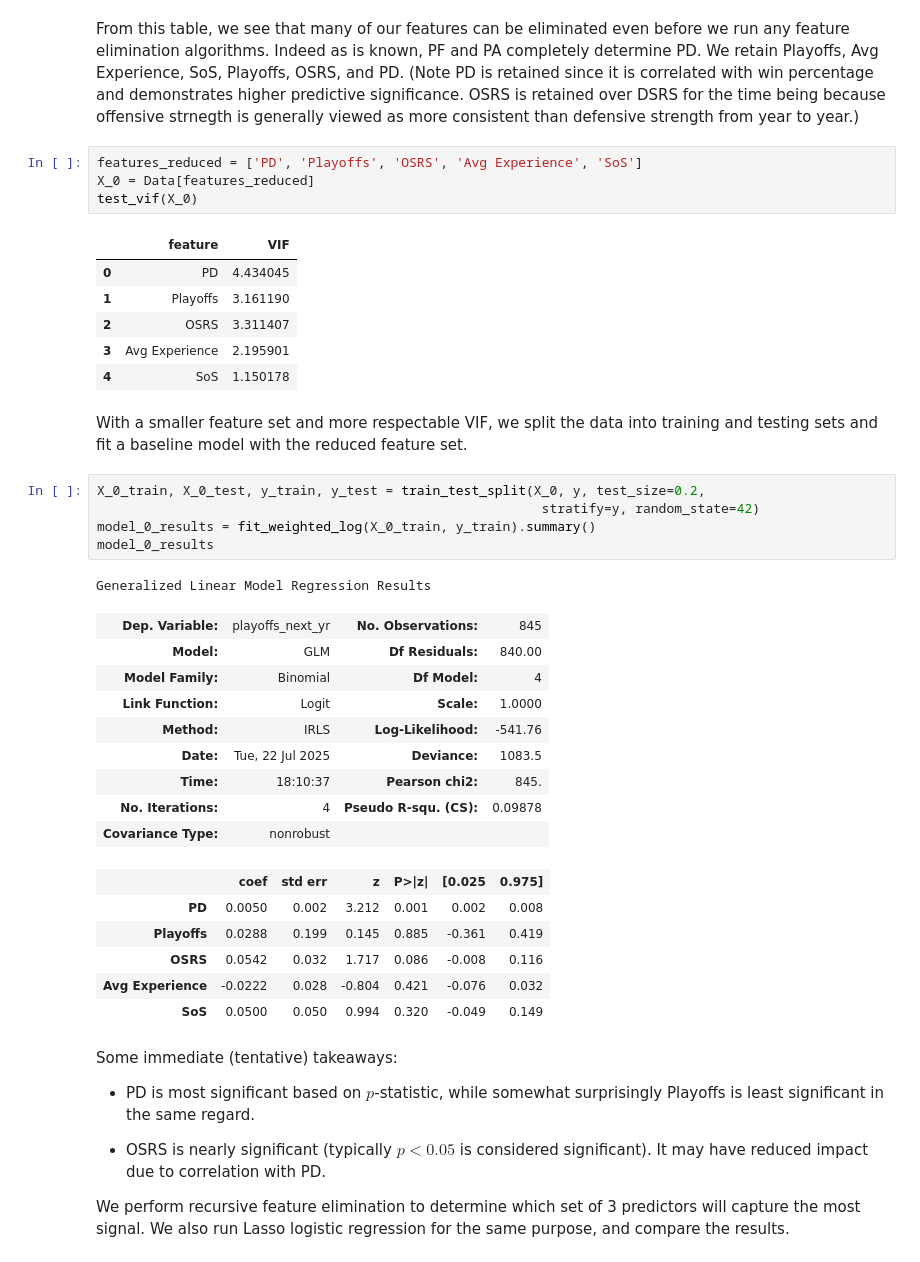
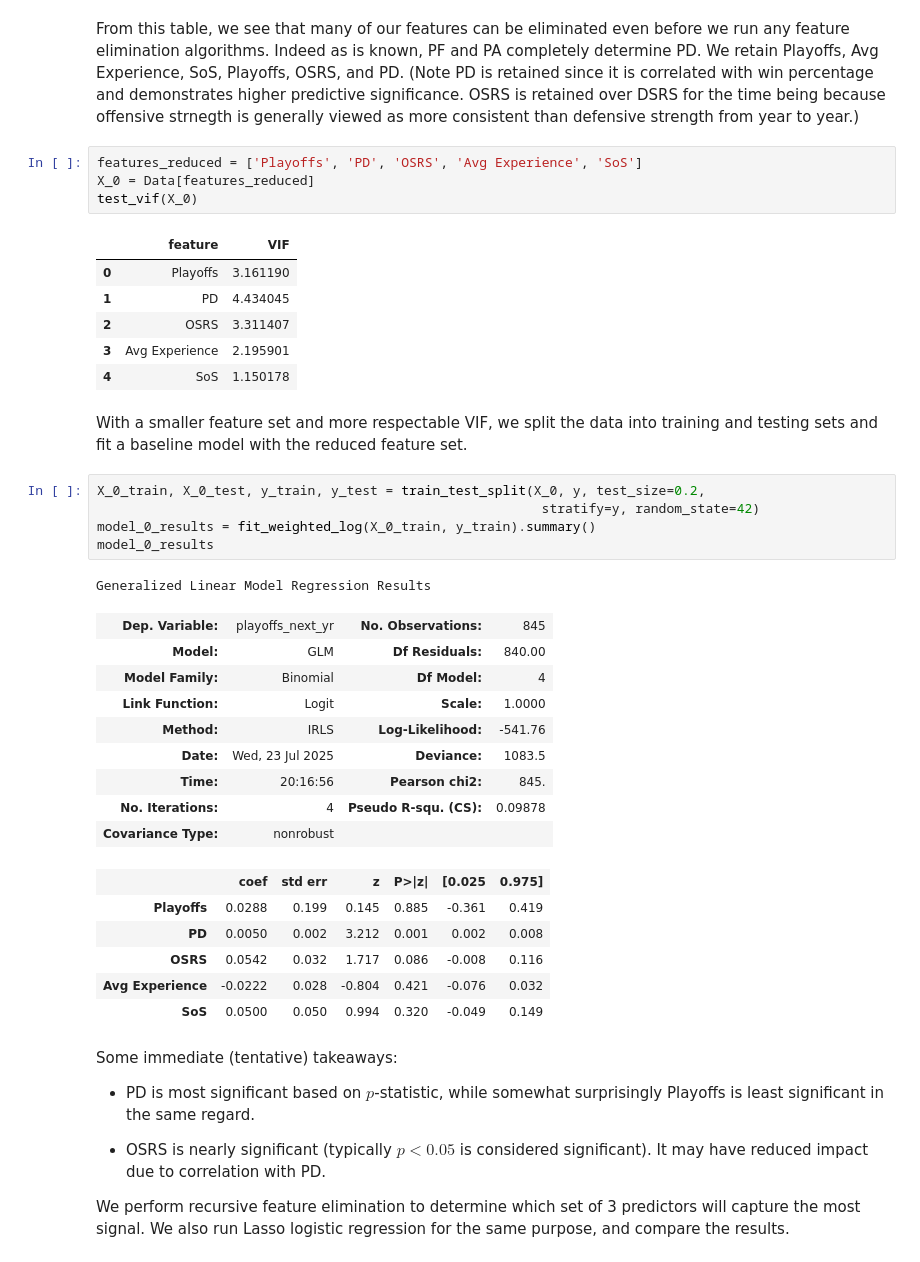
Before and after one commit to crdurham/nfl_playoff_predictor, a Jupyter notebook: notebooks/nfl_playoff_predictor.ipynb, the cells around one changed output. Drawn from its saved outputs; the diff is of its cells as text.

```diff
--- a/notebooks/nfl_playoff_predictor.ipynb
+++ b/notebooks/nfl_playoff_predictor.ipynb
@@ -179,13 +180,13 @@ test_vif(X_full)
 # %% [markdown]
 From this table, we see that many of our features can be eliminated even before we run any feature elimination algorithms. Indeed as is known, PF and PA completely determine PD. We retain Playoffs, Avg Experience, SoS, Playoffs, OSRS, and PD. (Note PD is retained since it is correlated with win percentage and demonstrates higher predictive significance. OSRS is retained over DSRS for the time being because offensive strnegth is generally viewed as more consistent than defensive strength from year to year.)
 # %%
-features_reduced = ['PD', 'Playoffs', 'OSRS', 'Avg Experience', 'SoS']
+features_reduced = ['Playoffs', 'PD', 'OSRS', 'Avg Experience', 'SoS']
 X_0 = Data[features_reduced]
 test_vif(X_0)
 # %% [output]
 |  | feature | VIF |
-| 0 | PD | 4.434045 |
-| 1 | Playoffs | 3.161190 |
+| 0 | Playoffs | 3.161190 |
+| 1 | PD | 4.434045 |
 | 2 | OSRS | 3.311407 |
 | 3 | Avg Experience | 2.195901 |
 | 4 | SoS | 1.150178 |
@@ -203,13 +204,13 @@ Generalized Linear Model Regression Results
 | Model Family: | Binomial | Df Model: | 4 |
 | Link Function: | Logit | Scale: | 1.0000 |
 | Method: | IRLS | Log-Likelihood: | -541.76 |
-| Date: | Tue, 22 Jul 2025 | Deviance: | 1083.5 |
-| Time: | 18:10:37 | Pearson chi2: | 845. |
+| Date: | Wed, 23 Jul 2025 | Deviance: | 1083.5 |
+| Time: | 20:16:56 | Pearson chi2: | 845. |
 | No. Iterations: | 4 | Pseudo R-squ. (CS): | 0.09878 |
 | Covariance Type: | nonrobust |  |  |
 |  | coef | std err | z | P>|z| | [0.025 | 0.975] |
+| Playoffs | 0.0288 | 0.199 | 0.145 | 0.885 | -0.361 | 0.419 |
 | PD | 0.0050 | 0.002 | 3.212 | 0.001 | 0.002 | 0.008 |
-| Playoffs | 0.0288 | 0.199 | 0.145 | 0.885 | -0.361 | 0.419 |
 | OSRS | 0.0542 | 0.032 | 1.717 | 0.086 | -0.008 | 0.116 |
 | Avg Experience | -0.0222 | 0.028 | -0.804 | 0.421 | -0.076 | 0.032 |
 | SoS | 0.0500 | 0.050 | 0.994 | 0.320 | -0.049 | 0.149 |
```
Also changed, not shown: parts of 20 cells of this notebook, 1 other file.
